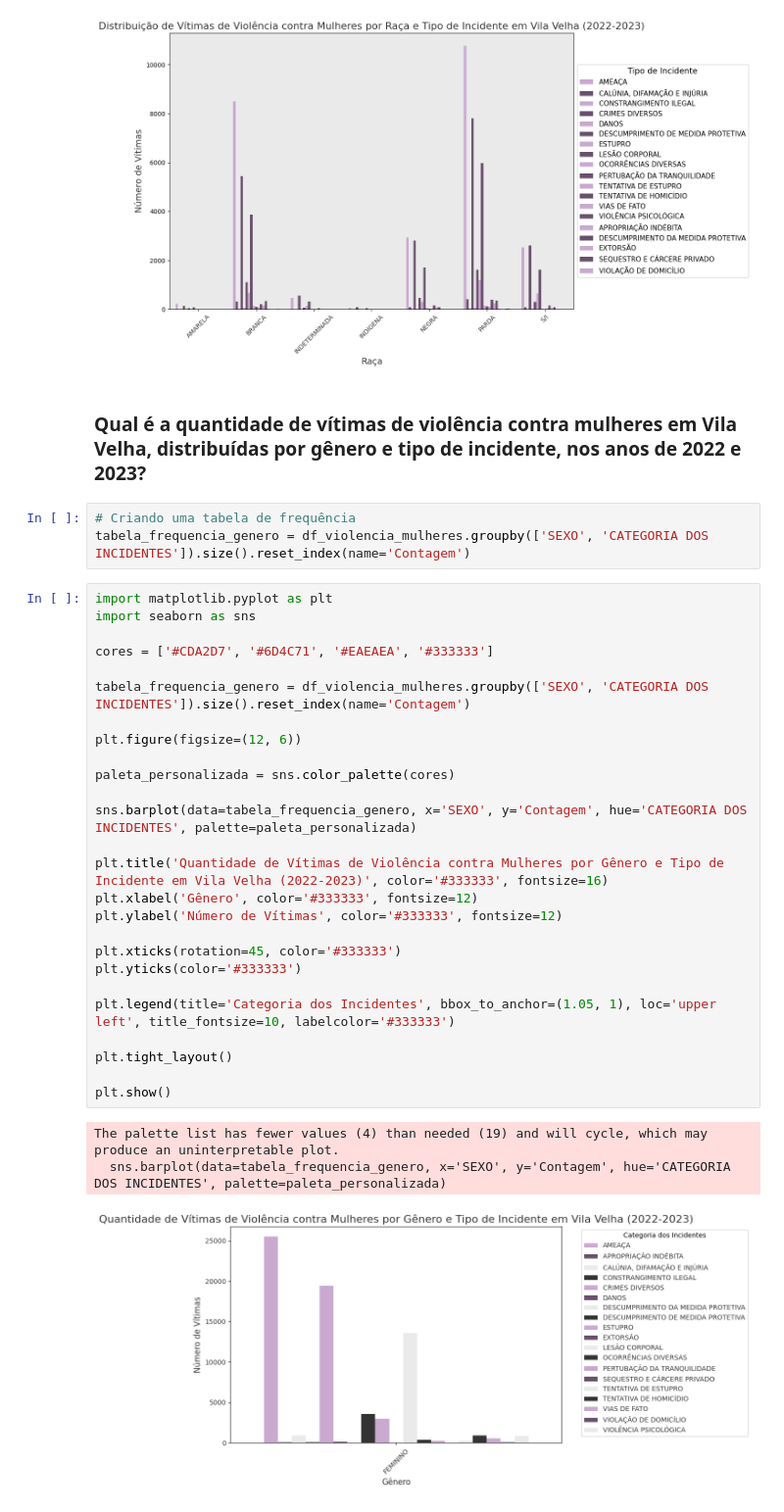
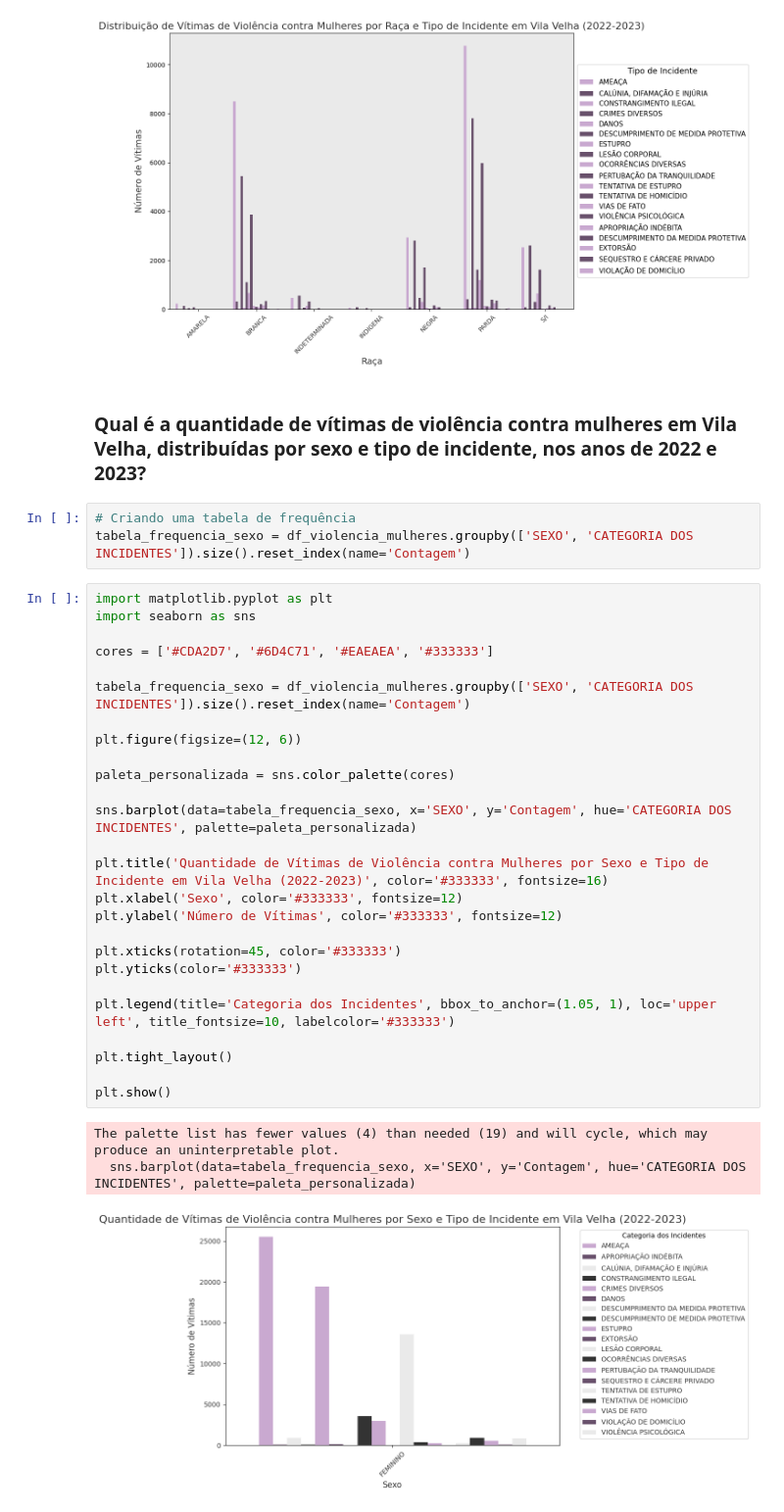
Before and after one commit to reprograma/on35-python-s17-s18-projeto-final, a Jupyter notebook: analise_exploratoria/analise_exploratoria.ipynb, the cells around one changed output. Shown at 98% size. Drawn from its saved outputs; the diff is of its cells as text.

```diff
--- a/analise_exploratoria/analise_exploratoria.ipynb
+++ b/analise_exploratoria/analise_exploratoria.ipynb
@@ -360,37 +360,37 @@ The palette list has fewer values (2) than needed (19) and will cycle, which may
   sns.barplot(data=tabela_frequencia, x='CÚTIS', y='Contagem', hue='CATEGORIA DOS INCIDENTES', palette=palette)
 [figure]
 # %% [markdown]
-### Qual é a quantidade de vítimas de violência contra mulheres em Vila Velha, distribuídas por gênero e tipo de incidente, nos anos de 2022 e 2023?
+### Qual é a quantidade de vítimas de violência contra mulheres em Vila Velha, distribuídas por sexo e tipo de incidente, nos anos de 2022 e 2023?
 # %%
 # Criando uma tabela de frequência
-tabela_frequencia_genero = df_violencia_mulheres.groupby(['SEXO', 'CATEGORIA DOS INCIDENTES']).size().reset_index(name='Contagem')
+tabela_frequencia_sexo = df_violencia_mulheres.groupby(['SEXO', 'CATEGORIA DOS INCIDENTES']).size().reset_index(name='Contagem')
 # %%
 import matplotlib.pyplot as plt
 import seaborn as sns
 
 cores = ['#CDA2D7', '#6D4C71', '#EAEAEA', '#333333']
 
-tabela_frequencia_genero = df_violencia_mulheres.groupby(['SEXO', 'CATEGORIA DOS INCIDENTES']).size().reset_index(name='Contagem')
+tabela_frequencia_sexo = df_violencia_mulheres.groupby(['SEXO', 'CATEGORIA DOS INCIDENTES']).size().reset_index(name='Contagem')
 
 plt.figure(figsize=(12, 6))
 
 paleta_personalizada = sns.color_palette(cores)
 
-sns.barplot(data=tabela_frequencia_genero, x='SEXO', y='Contagem', hue='CATEGORIA DOS INCIDENTES', palette=paleta_personalizada)
+sns.barplot(data=tabela_frequencia_sexo, x='SEXO', y='Contagem', hue='CATEGORIA DOS INCIDENTES', palette=paleta_personalizada)
 
-plt.title('Quantidade de Vítimas de Violência contra Mulheres por Gênero e Tipo de Incidente em Vila Velha (2022-2023)', color='#333333', fontsize=16)
-plt.xlabel('Gênero', color='#333333', fontsize=12)
+plt.title('Quantidade de Vítimas de Violência contra Mulheres por Sexo e Tipo de Incidente em Vila Velha (2022-2023)', color='#333333', fontsize=16)
+plt.xlabel('Sexo', color='#333333', fontsize=12)
 plt.ylabel('Número de Vítimas', color='#333333', fontsize=12)
 
 plt.xticks(rotation=45, color='#333333')
 plt.yticks(color='#333333')
 
 plt.legend(title='Categoria dos Incidentes', bbox_to_anchor=(1.05, 1), loc='upper left', title_fontsize=10, labelcolor='#333333')
 
 plt.tight_layout()
 
 plt.show()
 # %% [output]
 The palette list has fewer values (4) than needed (19) and will cycle, which may produce an uninterpretable plot.
-  sns.barplot(data=tabela_frequencia_genero, x='SEXO', y='Contagem', hue='CATEGORIA DOS INCIDENTES', palette=paleta_personalizada)
+  sns.barplot(data=tabela_frequencia_sexo, x='SEXO', y='Contagem', hue='CATEGORIA DOS INCIDENTES', palette=paleta_personalizada)
-[figure, old version]
+[figure, new version]
```
Also changed, not shown: parts of 2 cells of this notebook, 4 other files.
